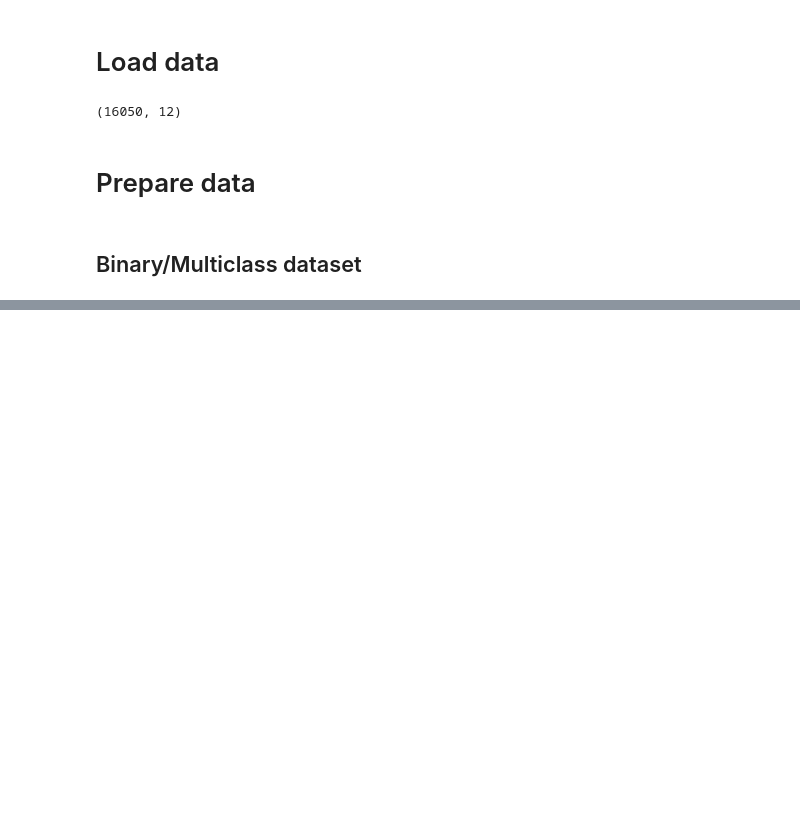
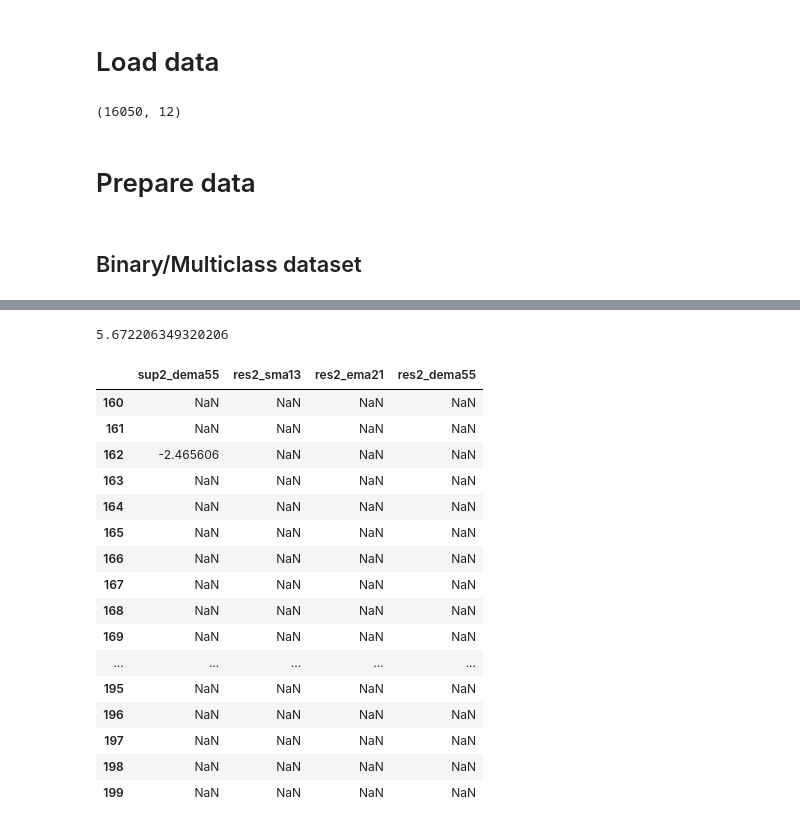
Before and after one commit to diegoirigaray/crypto_bot, a Jupyter notebook: notebooks/data_code.ipynb, the cells around one changed output, grey strips where cells are left out. Cells and saved outputs as stored; diff of their text form; code cells hidden in the pictures; blank space fills up the shorter version.

```diff
--- a/notebooks/data_code.ipynb
+++ b/notebooks/data_code.ipynb
@@ -454,12 +456,13 @@ File Download: /Users/dirigaray/repos/crypto_bot/data/data/spot/monthly/klines/B
 import pandas as pd
 import numpy as np
 import torch
-# from crypto_bot.utils import save_obj, load_obj
-# from crypto_bot.binance.data_utils import download_data, load_dataframe
-# from crypto_bot.model.data import BinaryTradeDataset, MulticlassTradeDataset
+from crypto_bot.utils import save_obj, load_obj
+from crypto_bot.binance.data_utils import download_data, load_dataframe
+from crypto_bot.model.data import (BinaryTradeDataset, MulticlassTradeDataset, plot_by_date,
+                                   plot_by_idx, plot_df_interactive)
 
-# DATA_FOLDER = 'C:/Users/diego/crypto_bot/data'
-# WEIGHTS_PATH = 'C:/Users/diego/crypto_bot/data/models'
+DATA_FOLDER = 'C:/Users/diego/crypto_bot/data'
+WEIGHTS_PATH = 'C:/Users/diego/crypto_bot/data/models'
 # %% [markdown]
 # Download data
 # %%
@@ -523,4 +526,4 @@ save_obj(valid_ds_name, valid_dataset)
 # %%
-ds = load_dataframe('/Users/dirigaray/repos/crypto_bot/data', start_date='2020-12-01', end_date='2020-12-30', interval='15m')
+ds = load_dataframe(DATA_FOLDER, '2021-01-01', '2021-03-01', interval='1h')
 ds.shape
 # %% [output]
@@ -901,0 +957,6 @@ dst = pipe.transform(ds.copy())
+# %%
+b = 30667.22
+t = 32406.728
+(t * 100 / b )- 100
+# %% [output]
+5.672206349320206
@@ -901,0 +968,23 @@ dst = pipe.transform(ds.copy())
+# %%
+dst[['sup2_dema55',
+        'res2_sma13',
+        'res2_ema21',
+        'res2_dema55',]][160:200]
+# %% [output]
+|  | sup2_dema55 | res2_sma13 | res2_ema21 | res2_dema55 |
+| 160 | NaN | NaN | NaN | NaN |
+| 161 | NaN | NaN | NaN | NaN |
+| 162 | -2.465606 | NaN | NaN | NaN |
+| 163 | NaN | NaN | NaN | NaN |
+| 164 | NaN | NaN | NaN | NaN |
+| 165 | NaN | NaN | NaN | NaN |
+| 166 | NaN | NaN | NaN | NaN |
+| 167 | NaN | NaN | NaN | NaN |
+| 168 | NaN | NaN | NaN | NaN |
+| 169 | NaN | NaN | NaN | NaN |
+| ... | ... | ... | ... | ... |
+| 195 | NaN | NaN | NaN | NaN |
+| 196 | NaN | NaN | NaN | NaN |
+| 197 | NaN | NaN | NaN | NaN |
+| 198 | NaN | NaN | NaN | NaN |
+| 199 | NaN | NaN | NaN | NaN |
```
Also changed, not shown: parts of 37 cells of this notebook, 1 other file.
